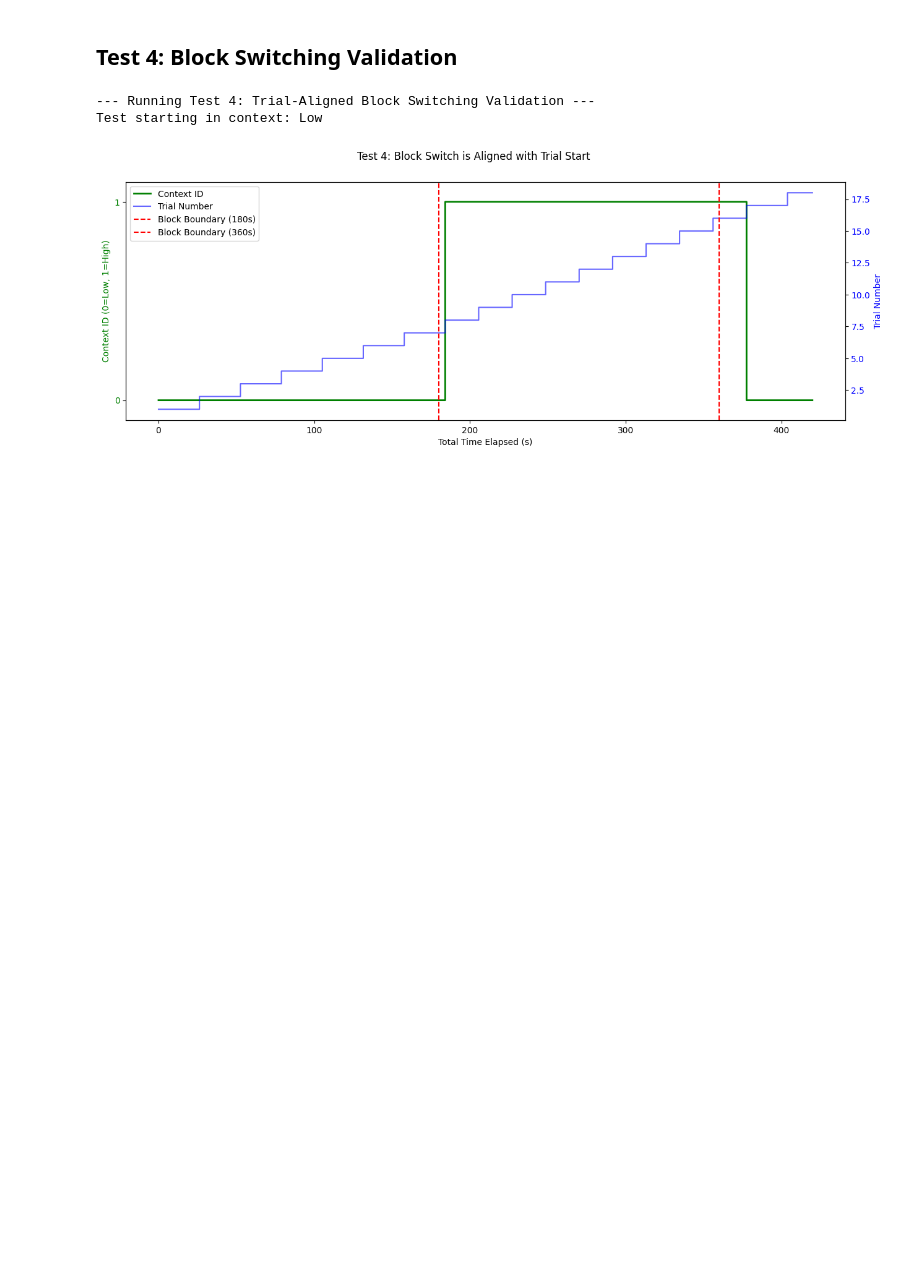
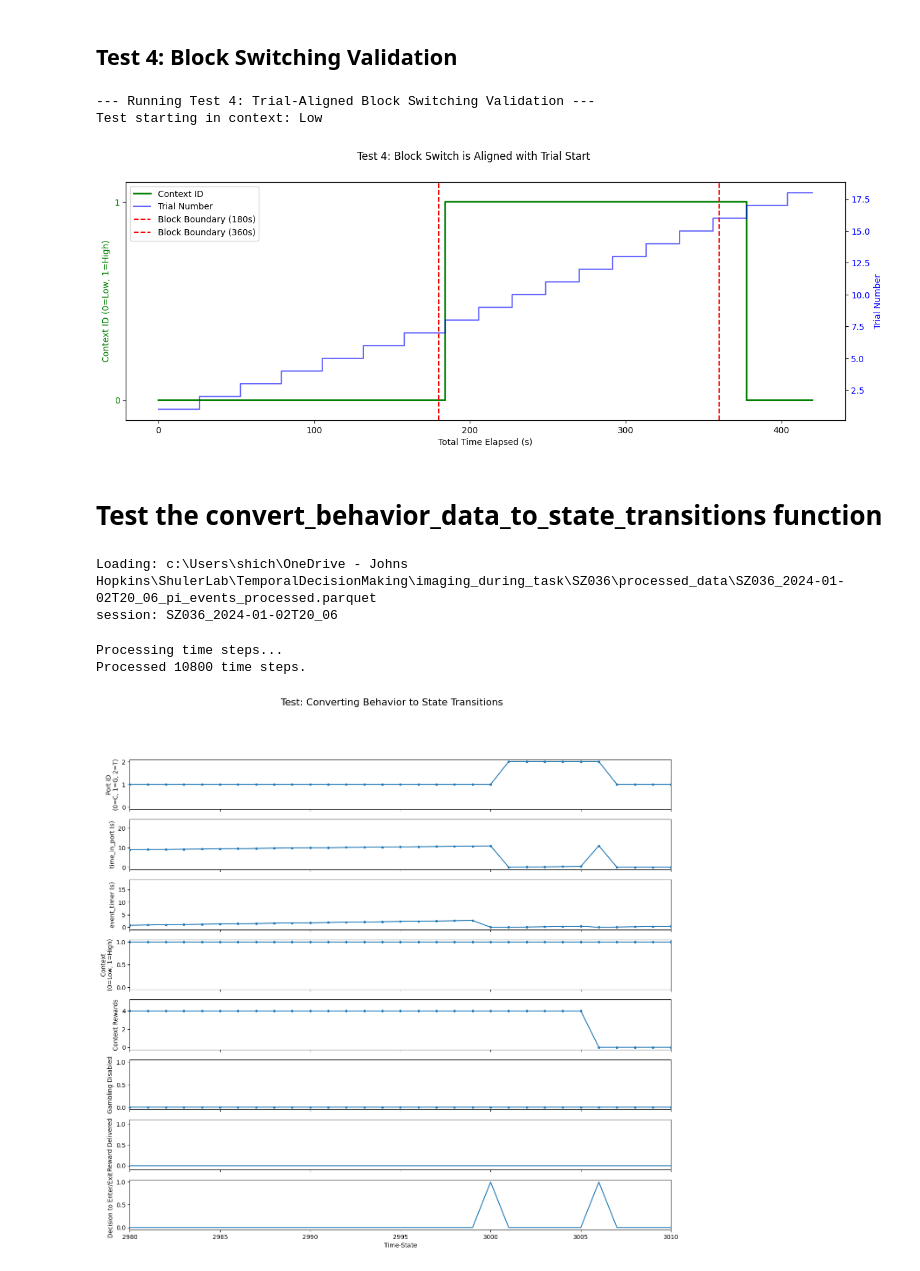
Before and after one commit to Szzzesan/reinforcement-learning-models, a Jupyter notebook: experiment.ipynb, the cells around one changed output. Drawn from its saved outputs; the diff is of its cells as text; code cells hidden in the pictures; blank space fills up the shorter version.

Commit message:
added tests and simulations to experiment

```diff
--- a/experiment.ipynb
+++ b/experiment.ipynb
@@ -339,3 +341,5 @@ plt.show()
 --- Running Test 4: Trial-Aligned Block Switching Validation ---
 Test starting in context: Low
 [figure]
+# %% [markdown]
+# Test the convert_behavior_data_to_state_transitions function
@@ -341,0 +348,54 @@ Test starting in context: Low
+# %%
+pi_events = data_loader.load_behavior_data("SZ036", session_id=5)
+# %% [output]
+Loading: c:\Users\shich\OneDrive - Johns Hopkins\ShulerLab\TemporalDecisionMaking\imaging_during_task\SZ036\processed_data\SZ036_2024-01-02T20_06_pi_events_processed.parquet
+session: SZ036_2024-01-02T20_06
+# %%
+env_params = {
+    "time_step_duration": 0.1,
+    "travel_time": 0.4,
+    "session_duration_min": 18,
+    "context_rewards_max": 4,
+    "block_duration_min": 3
+}
+transitions = data_loader.convert_behavior_data_to_state_transitions(pi_events, env_params)
+# %% [output]
+Processing time steps...
+Processed 10800 time steps.
+# %%
+trace_port = [transition[0][0] for transition in transitions][1:]
+trace_NRI = [transition[0][1] for transition in transitions][1:]
+trace_IRI = [transition[0][2] for transition in transitions][1:]
+trace_context = [transition[0][3] for transition in transitions][1:]
+trace_context_rewards = [transition[0][4] for transition in transitions][1:]
+trace_gambling_disabled = [transition[0][5] for transition in transitions][1:]
+trace_action = [transition[1] for transition in transitions][1:]
+trace_reward_next_state = [transition[2] for transition in transitions][1:]
+# %%
+import matplotlib.pyplot as plt
+fig, axes = plt.subplots(8, 1, figsize=(16, 14), sharex=True)
+
+axes[0].plot(trace_port, '.-')
+axes[0].set_ylabel("Port ID\n(0=C, 1=G, 2=T)")
+axes[1].plot(trace_NRI, '.-')
+axes[1].set_ylabel("time_in_port (s)")
+axes[2].plot(trace_IRI, '.-')
+axes[2].set_ylabel("event_timer (s)")
+axes[3].plot(trace_context, '.-')
+axes[3].set_ylabel("Context\n(0=Low, 1=High)")
+axes[4].plot(trace_context_rewards, '.-')
+axes[4].set_ylabel("Context Rewards")
+axes[5].plot(trace_gambling_disabled, '.-')
+axes[5].set_ylabel("Gambling Disabled")
+axes[6].plot(trace_reward_next_state, '-')
+axes[6].set_ylabel("Reward Delivered")
+axes[6].set_ylim([-0.1, 1.1])
+axes[7].plot(trace_action, '-')
+axes[7].set_ylabel("Decision to Enter/Exit")
+axes[7].set_xlabel("Time-State")
+for ax in axes:
+    ax.set_xlim([2980, 3010])
+fig.suptitle("Test: Converting Behavior to State Transitions", fontsize=16)
+plt.show()
+# %% [output]
+[figure, added]
```
Also changed, not shown: parts of 11 cells of this notebook.
